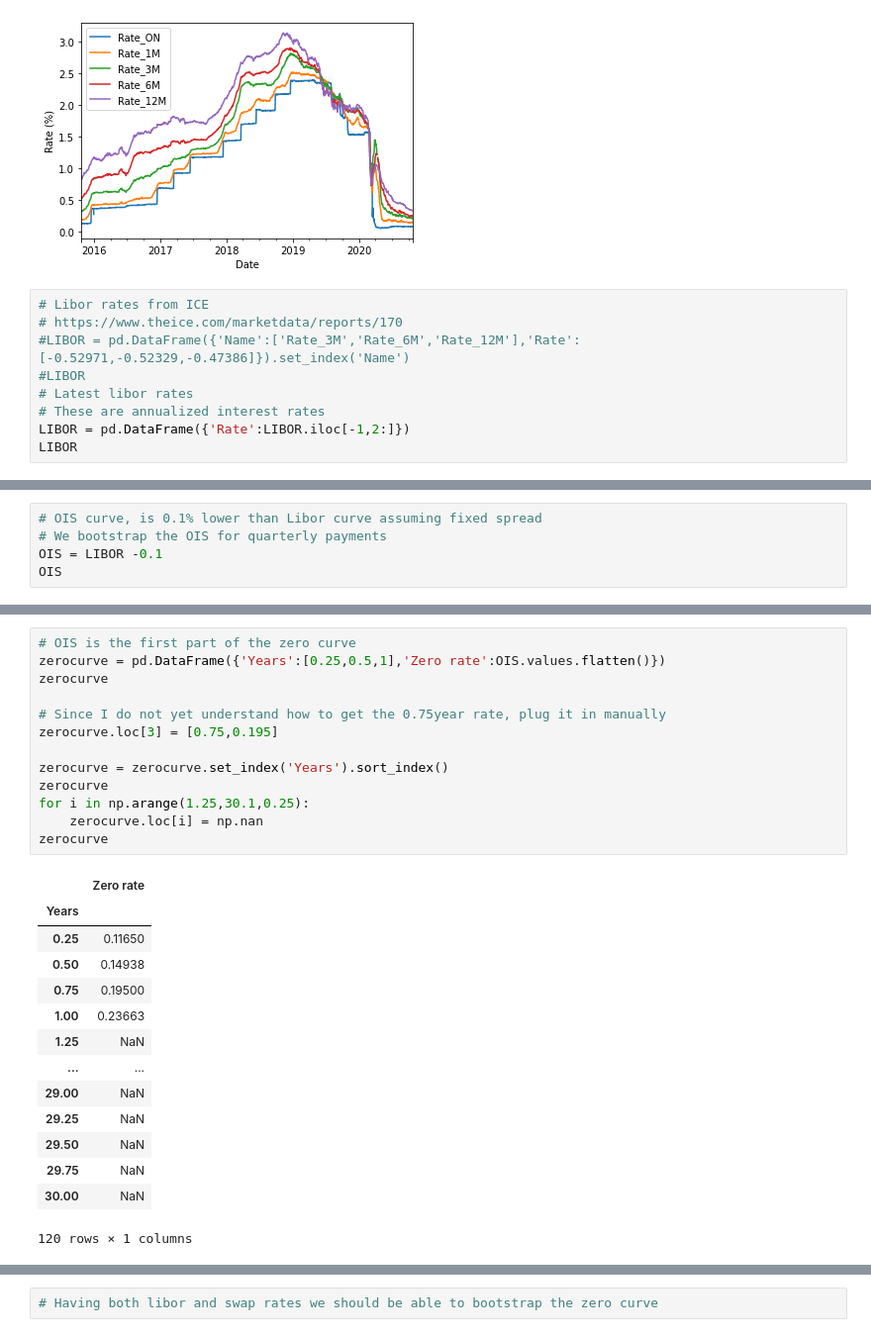
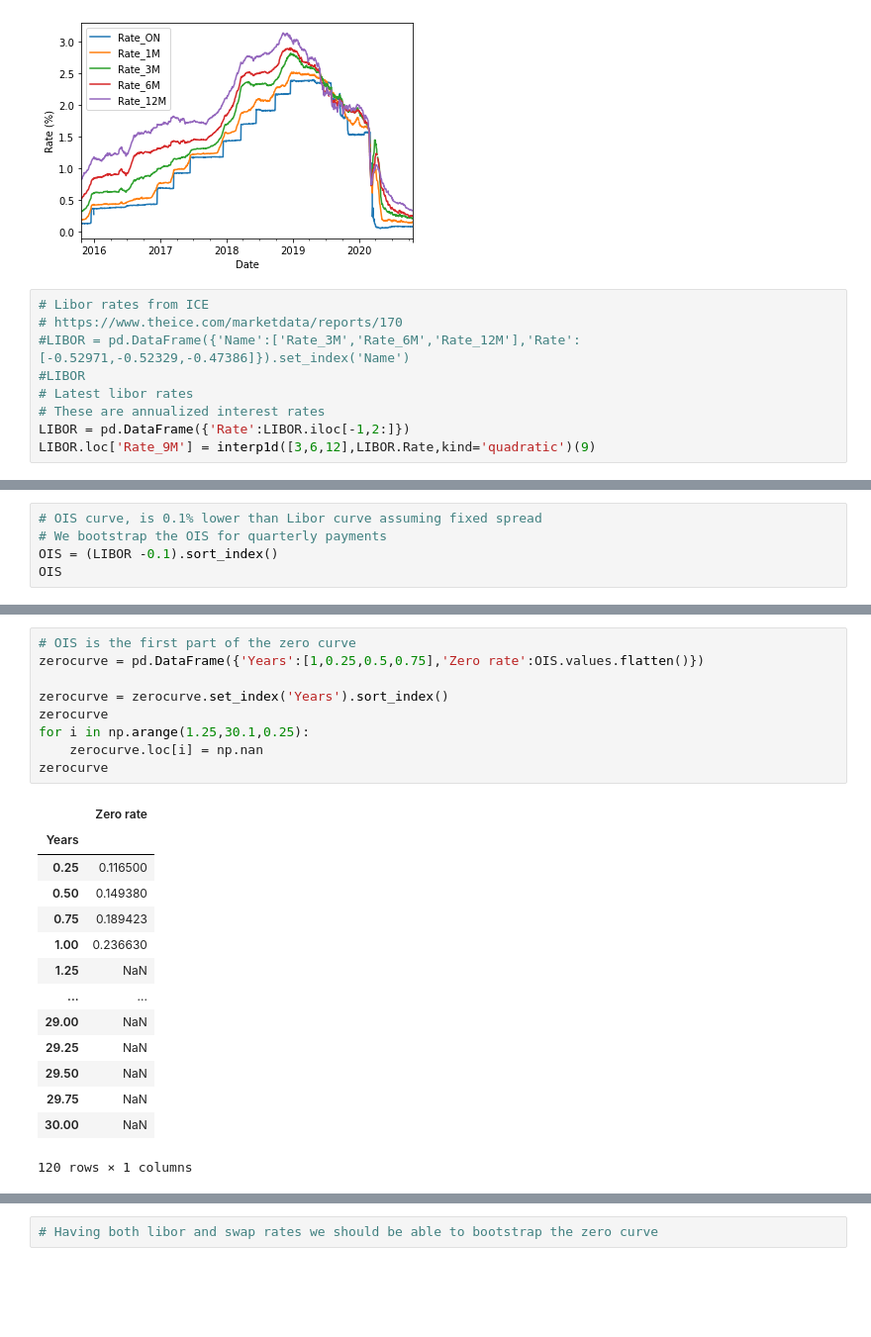
Before and after one commit to WillemJan9519/SPFDM1, a Jupyter notebook: SPFDM 1.ipynb, the cells around one changed output, grey strips where cells are left out. Shown at 99% size. Drawn from its saved outputs; the diff is of its cells as text; blank space fills up the shorter version.

```diff
--- a/SPFDM 1.ipynb
+++ b/SPFDM 1.ipynb
@@ -38,4 +38,4 @@ Text(0, 0.5, 'Rate (%)')
 # Latest libor rates
 # These are annualized interest rates
 LIBOR = pd.DataFrame({'Rate':LIBOR.iloc[-1,2:]})
-LIBOR
+LIBOR.loc['Rate_9M'] = interp1d([3,6,12],LIBOR.Rate,kind='quadratic')(9)
@@ -47,7 +42,7 @@ LIBOR
 # %%
 # OIS curve, is 0.1% lower than Libor curve assuming fixed spread
 # We bootstrap the OIS for quarterly payments
-OIS = LIBOR -0.1
+OIS = (LIBOR -0.1).sort_index()
 OIS
 # %% [output]
 |  | Rate |
@@ -57,23 +53,19 @@ OIS
 # %%
 # OIS is the first part of the zero curve
-zerocurve = pd.DataFrame({'Years':[0.25,0.5,1],'Zero rate':OIS.values.flatten()})
-zerocurve
-
-# Since I do not yet understand how to get the 0.75year rate, plug it in manually
-zerocurve.loc[3] = [0.75,0.195]
+zerocurve = pd.DataFrame({'Years':[1,0.25,0.5,0.75],'Zero rate':OIS.values.flatten()})
 
 zerocurve = zerocurve.set_index('Years').sort_index()
 zerocurve
 for i in np.arange(1.25,30.1,0.25):
     zerocurve.loc[i] = np.nan
 zerocurve
 # %% [output]
 |  | Zero rate |
 | Years |  |
-| 0.25 | 0.11650 |
-| 0.50 | 0.14938 |
-| 0.75 | 0.19500 |
-| 1.00 | 0.23663 |
+| 0.25 | 0.116500 |
+| 0.50 | 0.149380 |
+| 0.75 | 0.189423 |
+| 1.00 | 0.236630 |
 | 1.25 | NaN |
 | ... | ... |
 | 29.00 | NaN |
```
Also changed, not shown: parts of 4 cells of this notebook.
